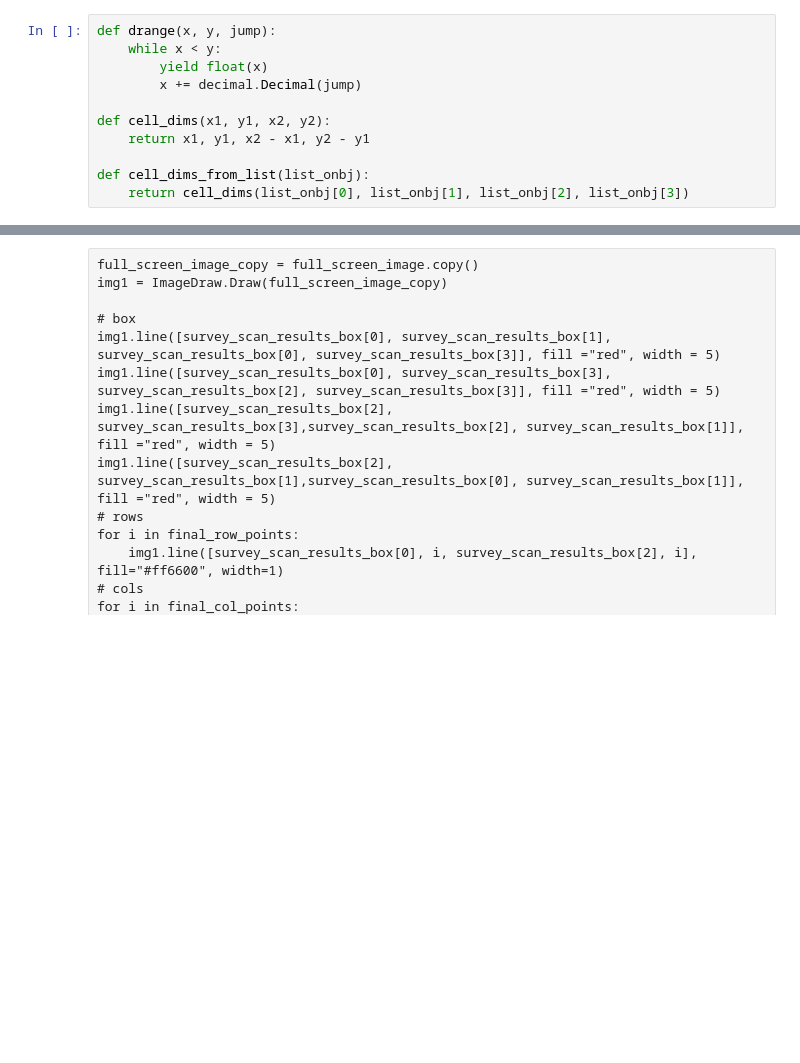
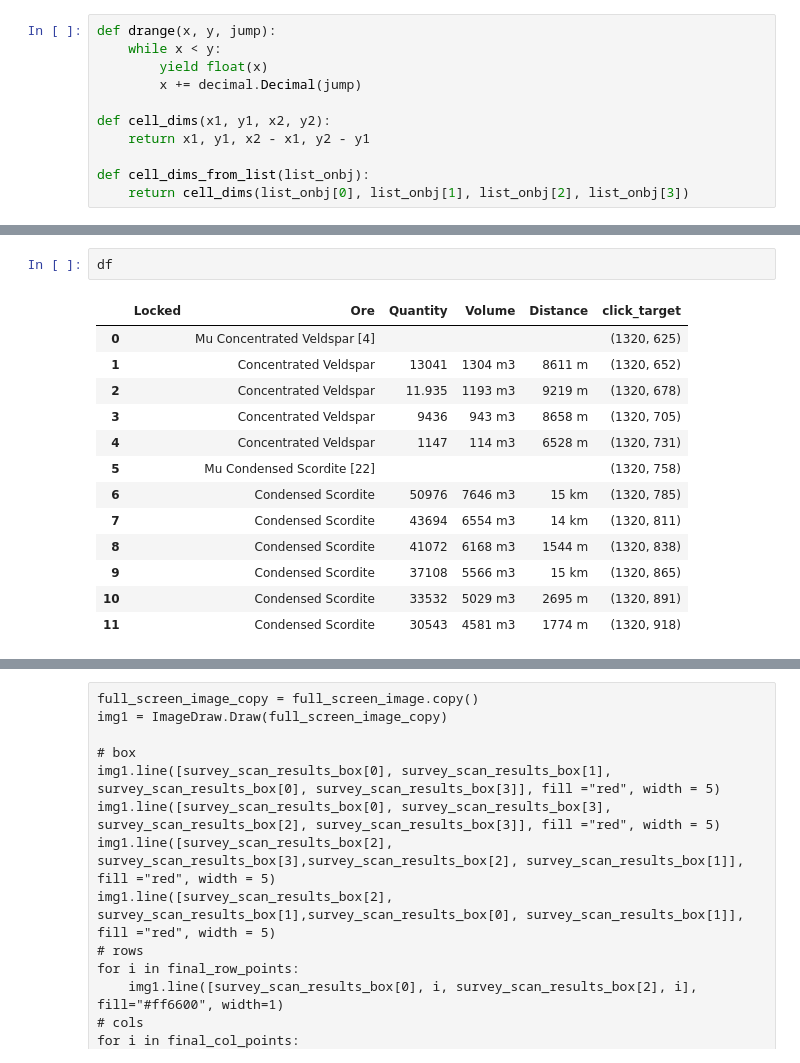
Before and after one commit to darkmatter2222/EVE-Online-Bot, a Jupyter notebook: Experiment/SurveyScanResultsInit.ipynb, the cells around one changed output, grey strips where cells are left out. Cells and saved outputs as stored; diff of their text form; blank space fills up the shorter version.

```diff
--- a/Experiment/SurveyScanResultsInit.ipynb
+++ b/Experiment/SurveyScanResultsInit.ipynb
@@ -76,3 +181,19 @@ full_screen_image.crop(survey_scan_results_box)
+# %%
+df
+# %% [output]
+|  | Locked | Ore | Quantity | Volume | Distance | click_target |
+| 0 |  | Mu Concentrated Veldspar [4] |  |  |  | (1320, 625) |
+| 1 |  | Concentrated Veldspar | 13041 | 1304 m3 | 8611 m | (1320, 652) |
+| 2 |  | Concentrated Veldspar | 11.935 | 1193 m3 | 9219 m | (1320, 678) |
+| 3 |  | Concentrated Veldspar | 9436 | 943 m3 | 8658 m | (1320, 705) |
+| 4 |  | Concentrated Veldspar | 1147 | 114 m3 | 6528 m | (1320, 731) |
+| 5 |  | Mu Condensed Scordite [22] |  |  |  | (1320, 758) |
+| 6 |  | Condensed Scordite | 50976 | 7646 m3 | 15 km | (1320, 785) |
+| 7 |  | Condensed Scordite | 43694 | 6554 m3 | 14 km | (1320, 811) |
+| 8 |  | Condensed Scordite | 41072 | 6168 m3 | 1544 m | (1320, 838) |
+| 9 |  | Condensed Scordite | 37108 | 5566 m3 | 15 km | (1320, 865) |
+| 10 |  | Condensed Scordite | 33532 | 5029 m3 | 2695 m | (1320, 891) |
+| 11 |  | Condensed Scordite | 30543 | 4581 m3 | 1774 m | (1320, 918) |
 # %%
 def process():
 
```
Also changed, not shown: parts of 7 cells of this notebook, 1 other file.
